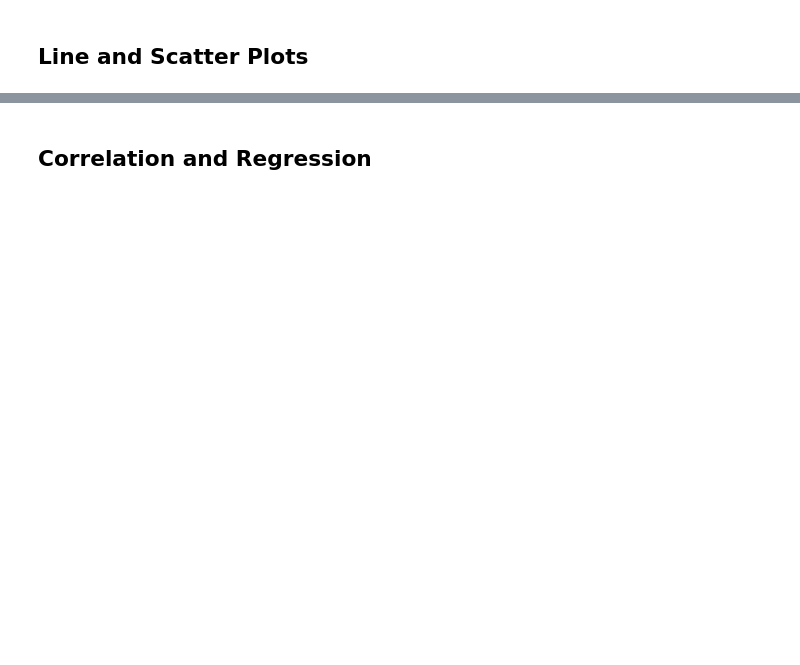
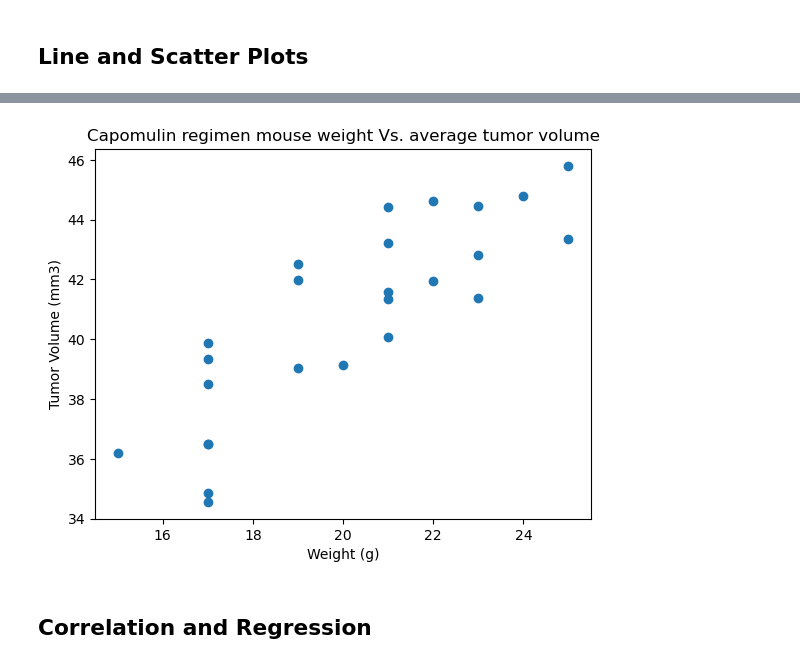
Before and after one commit to Rstevens318/Module-5-Challenge, a Jupyter notebook: Pymaceuticals/pymaceuticals_starter.ipynb, the cells around one changed output, grey strips where cells are left out. Cells and saved outputs as stored; diff of their text form; code cells hidden in the pictures; blank space fills up the shorter version.

```diff
--- a/Pymaceuticals/pymaceuticals_starter.ipynb
+++ b/Pymaceuticals/pymaceuticals_starter.ipynb
@@ -272,2 +342,23 @@ Ceftamin's potential outliers: Series([], Name: Tumor Volume (mm3), dtype: float
+# %%
+# Generate a scatter plot of average tumor volume vs. mouse weight for the Capomulin regimen
+
+# Locate all mice tested with Capomulin in the DataFrame
+cap = clean_mouse.loc[clean_mouse['Drug Regimen'] == 'Capomulin']
+
+# Calculate average for all mice
+tumor_avg = cap.groupby(['Mouse ID']).mean()
+
+# Set X and Y values
+weight = tumor_avg['Weight (g)']
+volume = tumor_avg['Tumor Volume (mm3)']
+
+# Create plot
+plt.scatter(weight,volume)
+plt.title('Capomulin regimen mouse weight Vs. average tumor volume')
+plt.xlabel('Weight (g)')
+plt.ylabel('Tumor Volume (mm3)')
+plt.show()
+# %% [output]
+[figure, added]
 # %% [markdown]
 ## Correlation and Regression
```
Also changed, not shown: parts of 13 cells of this notebook.
